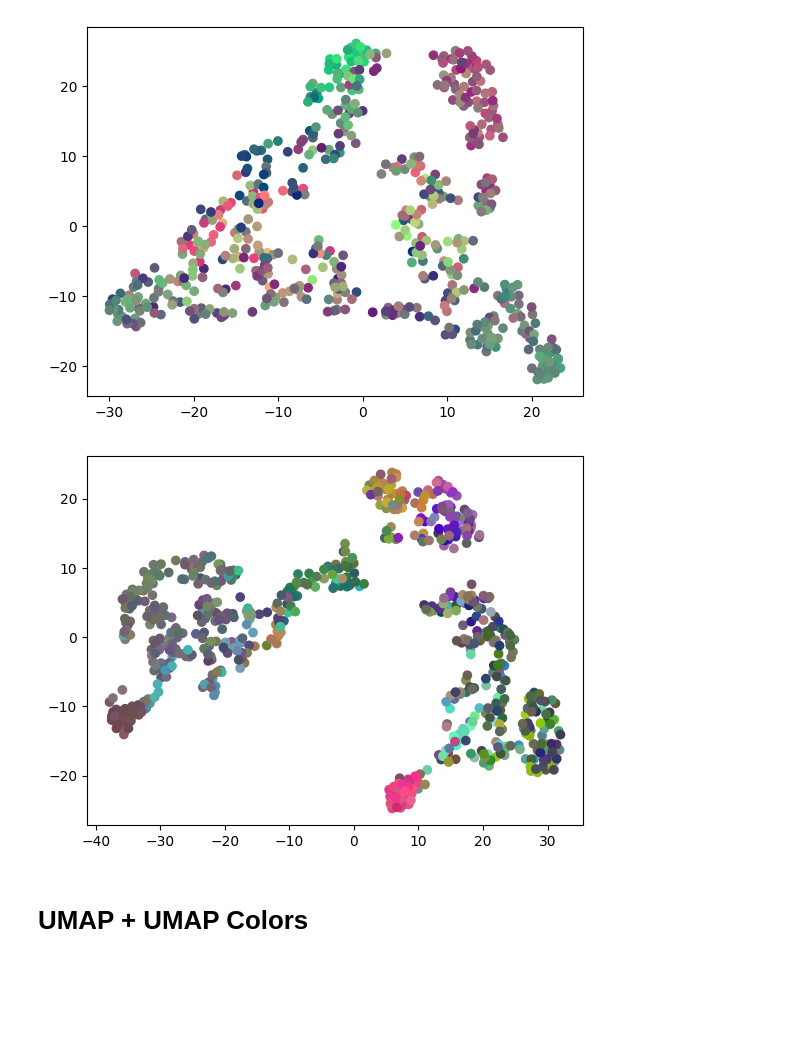
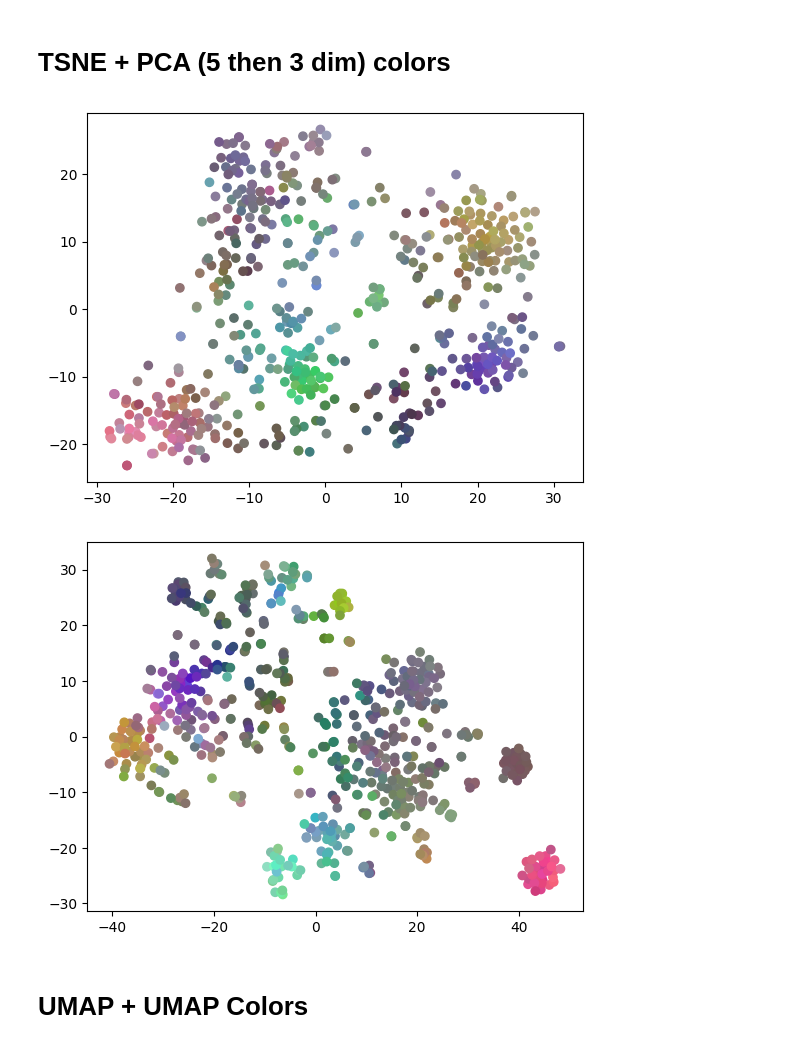
Before and after one commit to loci-maps/fractal-embeddings, a Jupyter notebook: dimensionality_reductions.ipynb, the cells around one changed output. Saved outputs shown, nothing was run; the diff lists cells and outputs as text; code cells hidden in the pictures; blank space fills up the shorter version.

Commit message:
Dim reduction saved as npz. Colors???

```diff
--- a/dimensionality_reductions.ipynb
+++ b/dimensionality_reductions.ipynb
@@ -5,8 +5,8 @@ import numpy as np
 # Loads in ./data/cohere_2ndbrain_embeddings.csv and ./data/cohere_memory_embeddings.csv
 
 # in form: filename,index,chunk_text,embedding,links
-brain_df = pd.read_csv('./data/cohere_2ndbrain_embeddings.csv')
-memory_df = pd.read_csv('./data/cohere_memory_embeddings.csv')
+brain_df = pd.read_csv('./sample_data/cohere_2ndbrain_embeddings.csv')
+memory_df = pd.read_csv('./sample_data/cohere_memory_embeddings.csv')
 
 memory_embeddings = memory_df['embedding'].apply(lambda x: eval(x))
 brain_embeddings = brain_df['embedding'].apply(lambda x: eval(x))
@@ -22,24 +20,20 @@ memory_df.drop(columns=['chunk_text']).to_csv('./sample_data/cohere_memory_embed
 from sklearn.decomposition import PCA
 import matplotlib.pyplot as plt
 
-pca = PCA(n_components=5)
-pca.fit(memory_embeddings)
-memory_embeddings_pca = pca.transform(memory_embeddings)
+pca5 = PCA(n_components=5)
+memory_embeddings_pca5 = pca5.fit_transform(memory_embeddings)
 
-# Normalize color values (2:5) to 0-1 using min-max normalization
-memory_embeddings_pca[:, 2:5] = (memory_embeddings_pca[:, 2:5] - memory_embeddings_pca[:, 2:5].min()) / (memory_embeddings_pca[:, 2:5].max() - memory_embeddings_pca[:, 2:5].min())
+# Normalize values to 0-1 using min-max normalization
+memory_embeddings_pca5 = (memory_embeddings_pca5 - memory_embeddings_pca5.min()) / (memory_embeddings_pca5.max() - memory_embeddings_pca5.min())
 
 # Plot memory embeddings
-plt.scatter(memory_embeddings_pca[:, 0], memory_embeddings_pca[:, 1], c=memory_embeddings_pca[:, 2:5])
+plt.scatter(memory_embeddings_pca5[:, 0], memory_embeddings_pca5[:, 1], c=memory_embeddings_pca5[:, 2:5])
 plt.show()
 
 # now for brain embeddings
-pca = PCA(n_components=5)
-pca.fit(brain_embeddings)
+brain_embeddings_pca5 = pca5.fit_transform(brain_embeddings)
+brain_embeddings_pca5 = (brain_embeddings_pca5 - brain_embeddings_pca5.min()) / (brain_embeddings_pca5.max() - brain_embeddings_pca5.min())
 
-brain_embeddings_pca = pca.transform(brain_embeddings)
-brain_embeddings_pca[:, 2:5] = (brain_embeddings_pca[:, 2:5] - brain_embeddings_pca[:, 2:5].min()) / (brain_embeddings_pca[:, 2:5].max() - brain_embeddings_pca[:, 2:5].min())
-
-plt.scatter(brain_embeddings_pca[:, 0], brain_embeddings_pca[:, 1], c=brain_embeddings_pca[:, 2:5])
+plt.scatter(brain_embeddings_pca5[:, 0], brain_embeddings_pca5[:, 1], c=brain_embeddings_pca5[:, 2:5])
 plt.show()
 # %% [output]
@@ -48,24 +56,22 @@ plt.show()
+# %% [markdown]
+# TSNE + PCA (5 then 3 dim) colors
 # %%
-# Now for t-SNE
 from sklearn.manifold import TSNE
 
 # Runs t-SNE on embeddings to get new XY, then uses PCA RGB already calculated
-tsne = TSNE(n_components=2)
-tsne.fit(memory_embeddings)
-memory_embeddings_tsne = tsne.fit_transform(memory_embeddings)
+tsne2 = TSNE(n_components=2)
+memory_embeddings_tsne2 = tsne2.fit_transform(memory_embeddings)
 
-plt.scatter(memory_embeddings_tsne[:, 0], memory_embeddings_tsne[:, 1], c=memory_embeddings_pca[:, 2:5])
+plt.scatter(memory_embeddings_tsne2[:, 0], memory_embeddings_tsne2[:, 1], c=memory_embeddings_pca5[:, 2:5])
 plt.show()
 
-tsne = TSNE(n_components=2)
-tsne.fit(brain_embeddings)
-brain_embeddings_tsne = tsne.fit_transform(brain_embeddings)
+brain_embeddings_tsne2 = tsne2.fit_transform(brain_embeddings)
 
-plt.scatter(brain_embeddings_tsne[:, 0], brain_embeddings_tsne[:, 1], c=brain_embeddings_pca[:, 2:5])
+plt.scatter(brain_embeddings_tsne2[:, 0], brain_embeddings_tsne2[:, 1], c=brain_embeddings_pca5[:, 2:5])
 plt.show()
 # %% [output]
-[figure, old version]
+[figure, new version]
-[figure, old version]
+[figure, new version]
 # %% [markdown]
 # UMAP + UMAP Colors
 # %%
```
Also changed, not shown: parts of 12 cells of this notebook, 8 other files.
